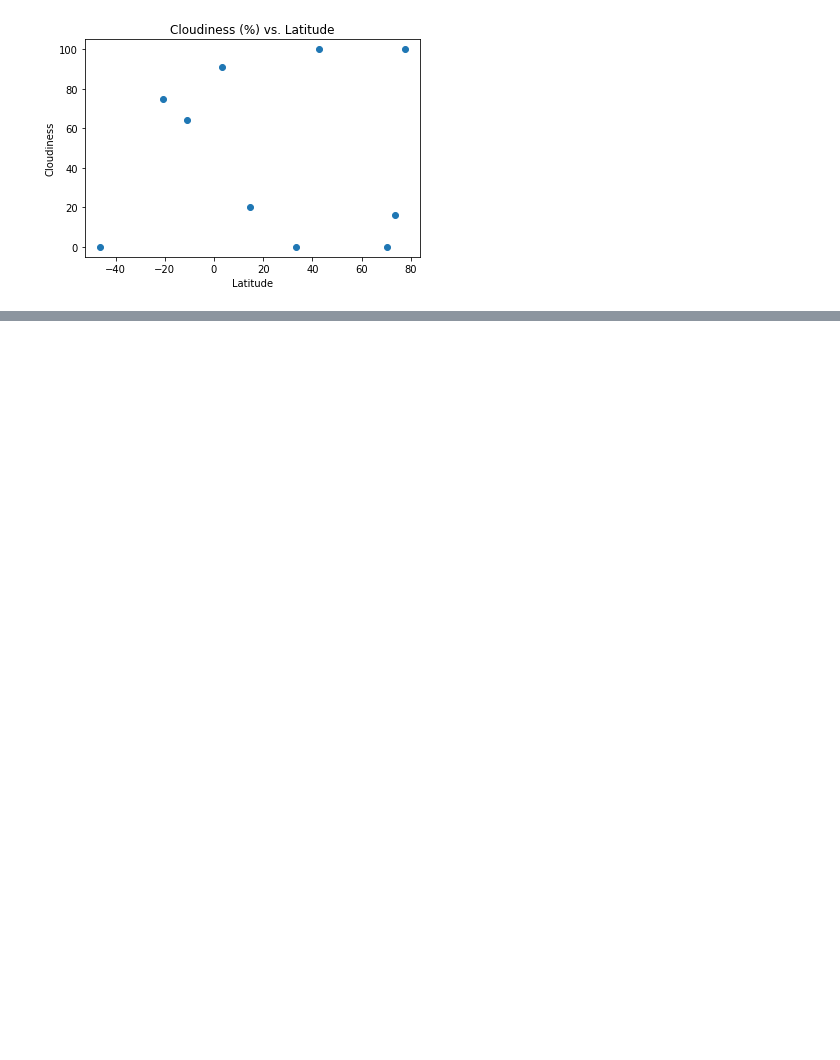
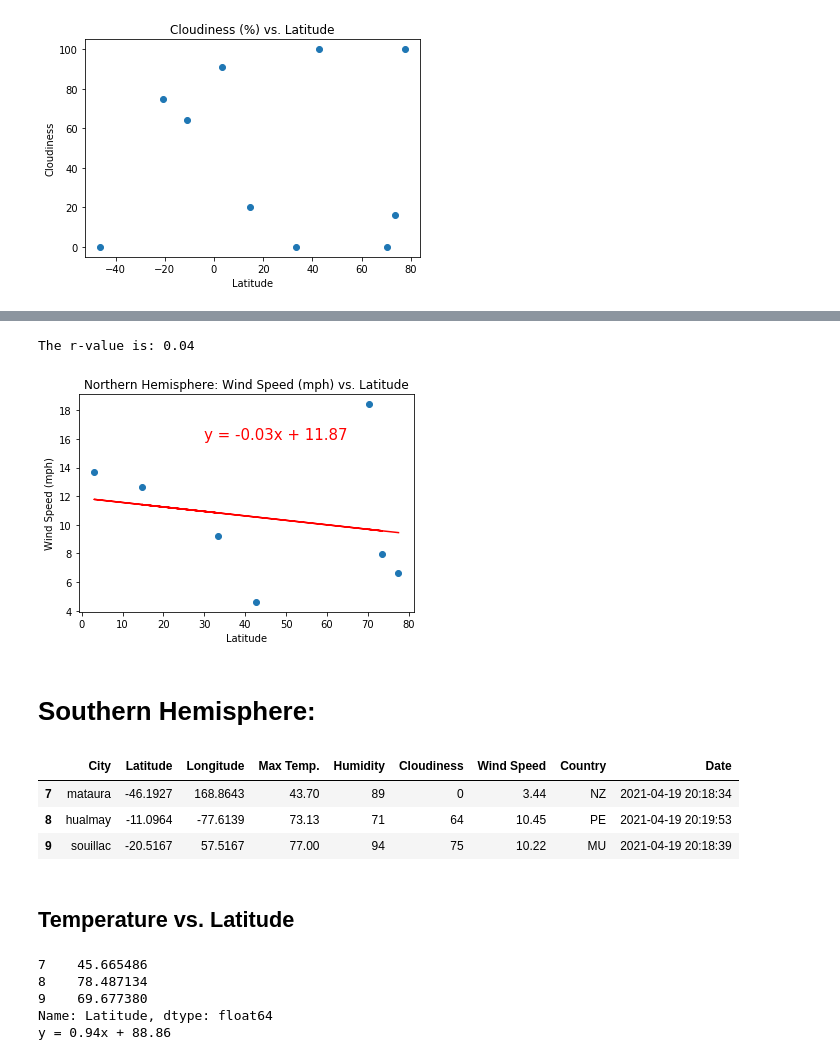
Before and after one commit to juliabrunett/python-api-challenge, a Jupyter notebook: WeatherPy/WeatherPy.ipynb, the cells around one changed output, grey strips where cells are left out. Cells and saved outputs as stored; diff of their text form; code cells hidden in the pictures; blank space fills up the shorter version.

```diff
--- a/WeatherPy/WeatherPy.ipynb
+++ b/WeatherPy/WeatherPy.ipynb
@@ -213,0 +376,11 @@ plt.show()
+# %%
+# Perform a linear regression on wind speed vs. latitude
+(slope, intercept, rvalue, pvalue, stderr) = stats.linregress(northern_hem_df["Latitude"], northern_hem_df["Wind Speed"])
+
+# Get regression values
+regress_values = northern_hem_df["Latitude"] * slope + intercept
+print(regress_values)
+
+# Create line equation string
+line_eq = f'y = {slope:1.2f}x + {intercept:1.2f}'
+print(line_eq)
@@ -213,0 +397,49 @@ plt.show()
+# %%
+# Create Plot: Temp vs Lat (Northern)
+plt.scatter(northern_hem_df["Latitude"], northern_hem_df["Wind Speed"], marker = "o")
+plt.xlabel("Latitude")
+plt.ylabel("Wind Speed (mph)")
+plt.title("Northern Hemisphere: Wind Speed (mph) vs. Latitude")
+
+# Label plot and annotate the line equation
+plt.plot(northern_hem_df["Latitude"], regress_values,"r-")
+plt.annotate(line_eq, (30,16), fontsize=15, color="red")
+
+# Print r square value
+print(f'The r-value is: {rvalue**2:1.2f}')
+
+# Show plot
+plt.show()
+# %% [output]
+The r-value is: 0.04
+[figure, added]
+# %% [markdown]
+# Southern Hemisphere:
+# %%
+# Create separate southern hemisphere dataframe
+southern_hem_df = weather_data_df.loc[weather_data_df["Latitude"] < 0, :]
+southern_hem_df
+# %% [output]
+|  | City | Latitude | Longitude | Max Temp. | Humidity | Cloudiness | Wind Speed | Country | Date |
+| 7 | mataura | -46.1927 | 168.8643 | 43.70 | 89 | 0 | 3.44 | NZ | 2021-04-19 20:18:34 |
+| 8 | hualmay | -11.0964 | -77.6139 | 73.13 | 71 | 64 | 10.45 | PE | 2021-04-19 20:19:53 |
+| 9 | souillac | -20.5167 | 57.5167 | 77.00 | 94 | 75 | 10.22 | MU | 2021-04-19 20:18:39 |
+# %% [markdown]
+## Temperature vs. Latitude
+# %%
+# Perform a linear regression on temperature vs. latitude: Southern
+(slope, intercept, rvalue, pvalue, stderr) = stats.linregress(southern_hem_df["Latitude"], southern_hem_df["Max Temp."])
+
+# Get regression values
+regress_values = southern_hem_df["Latitude"] * slope + intercept
+print(regress_values)
+
+# Create line equation string
+line_eq = f'y = {slope:1.2f}x + {intercept:1.2f}'
+print(line_eq)
+# %% [output]
+7    45.665486
+8    78.487134
+9    69.677380
+Name: Latitude, dtype: float64
+y = 0.94x + 88.86
```
Also changed, not shown: parts of 33 cells of this notebook.
